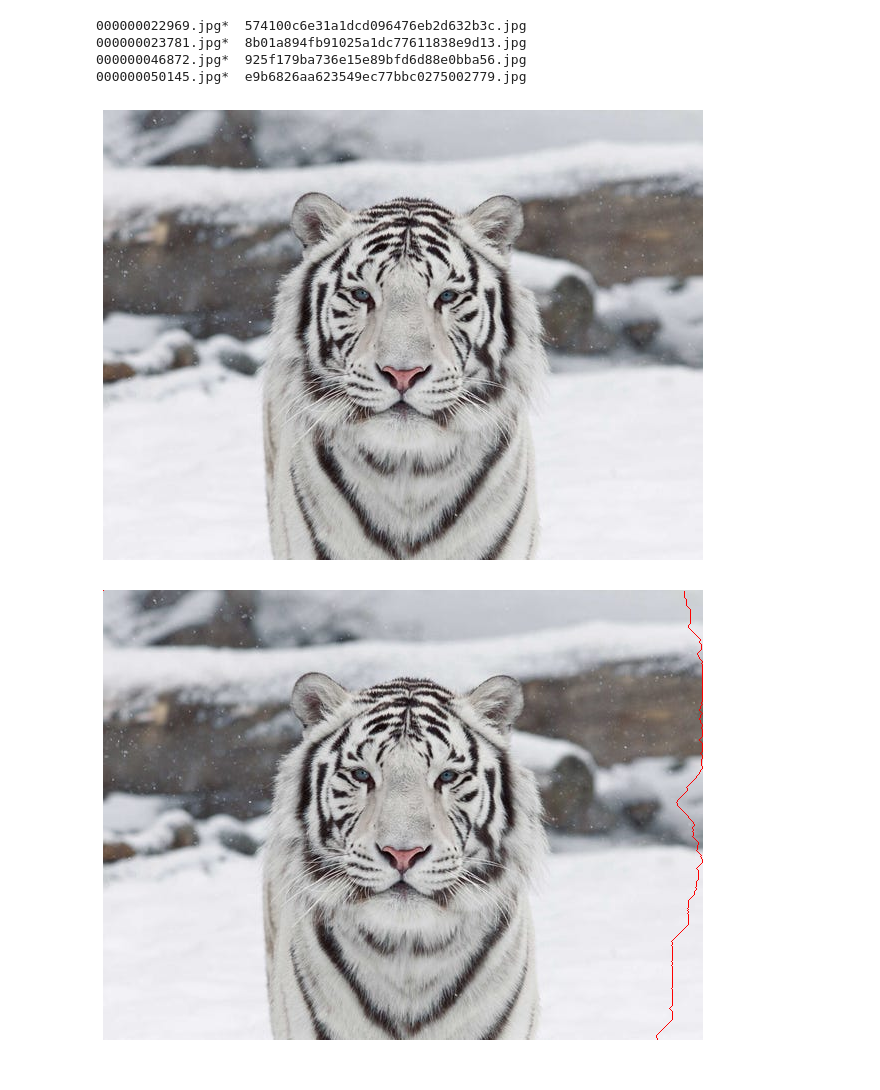
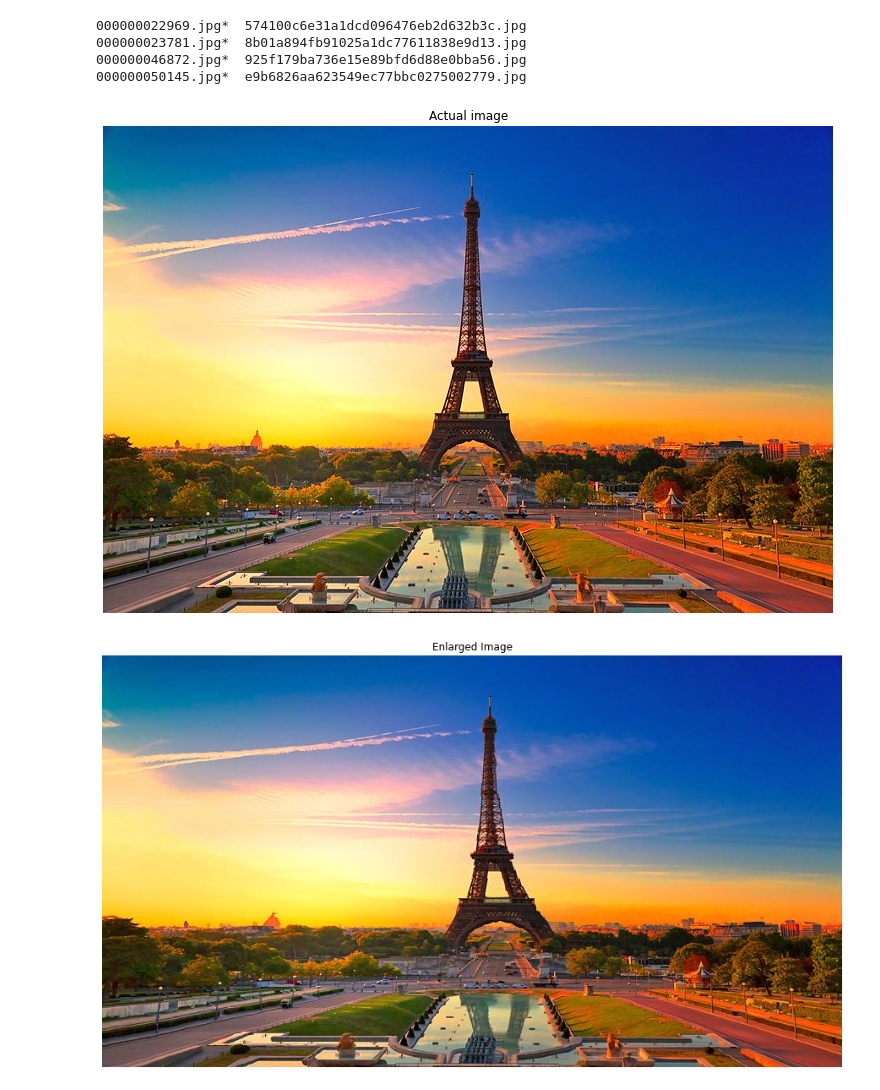
Before and after one commit to ishanpakuwal/colorization, a Jupyter notebook: seam_carving.ipynb, the cells around one changed output. Saved outputs shown, nothing was run; the diff lists cells and outputs as text; code cells hidden in the pictures.

```diff
--- a/seam_carving.ipynb
+++ b/seam_carving.ipynb
@@ -345,12 +325,10 @@ im_list = [cv2.imread('000000022969.jpg'),
            cv2.imread('925f179ba736e15e89bfd6d88e0bba56.jpg'),
            cv2.imread('000000050145.jpg'),
            cv2.imread('e9b6826aa623549ec77bbc0275002779.jpg'),
-           cv2.imread('wildlife.jpg'),
-           cv2.imread('white_tiger.jpg'),
-           cv2.imread('white.jpg')
+          cv2.imread("eiffel.jpg")
            ]
 
-  #  cv2.imread('resized_im.jpg')
+
 im = [cv2.cvtColor(im_list[i], cv2.COLOR_RGB2BGR) for i in range(len(im_list))]
 
 # plt.imshow(im[5])
@@ -400,36 +378,36 @@ def testReduceColumns(scale):
 
 
 def testDisplayImage():
   im = cv2.imread('r1.jpg')
   display_image_in_actual_size(im)
   new_im = cv2.cvtColor(im, cv2.COLOR_RGB2BGR)
   display_image_in_actual_size(new_im)
 
 
 def testEnlarge():
-    display_image_in_actual_size(im[0], "Actual image")
-    enlarged_image = enlarge(im[0], 1.2)
+    display_image_in_actual_size(im[-1], "Actual image")
+    enlarged_image = enlarge(im[-1], 1.2)
     display_image_in_actual_size(enlarged_image/255, "Enlarged Image")
     return
 
 def testEnlarge2D():
     display_image_in_actual_size(im[0], "Actual image")
     enlarged_image = enlarge2D(im[0], 1.1, 1.1)
     display_image_in_actual_size(enlarged_image/255, "Enlarged 2D Image")
     return
 
 
 if __name__ == '__main__':
     # testDisplayImage()
-    test_drawseam()
+    # test_drawseam()
     # test_imagerotate()
     # testEnergy()
     # testEnergyMap()
     # test_transpose()
     # testReduceColumns(0.6)
     # testSeamCarving_2D()
-    # testEnlarge()
+    testEnlarge()
     # testEnlarge2D()
 # %% [output]
-[figure, old version]
+[figure, new version]
-[figure, old version]
+[figure, new version]
```
Also changed, not shown: parts of 8 cells of this notebook.
